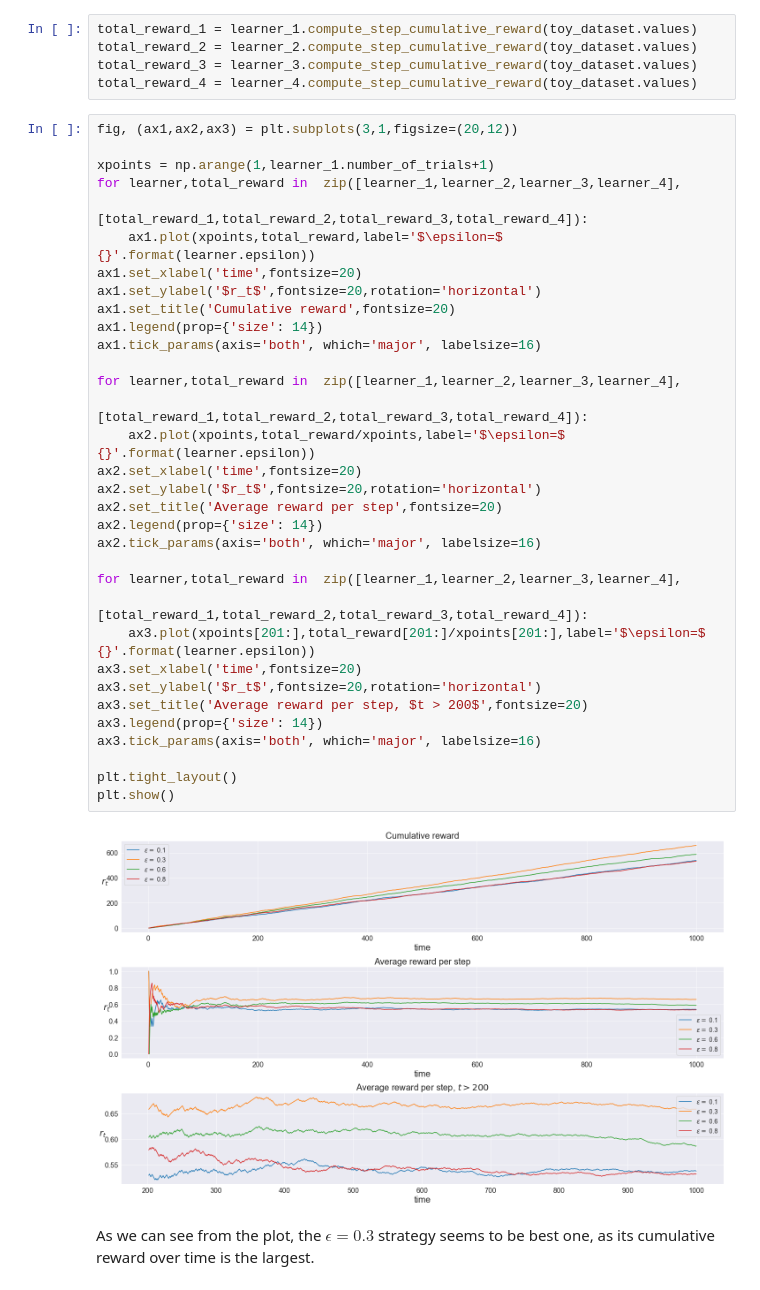
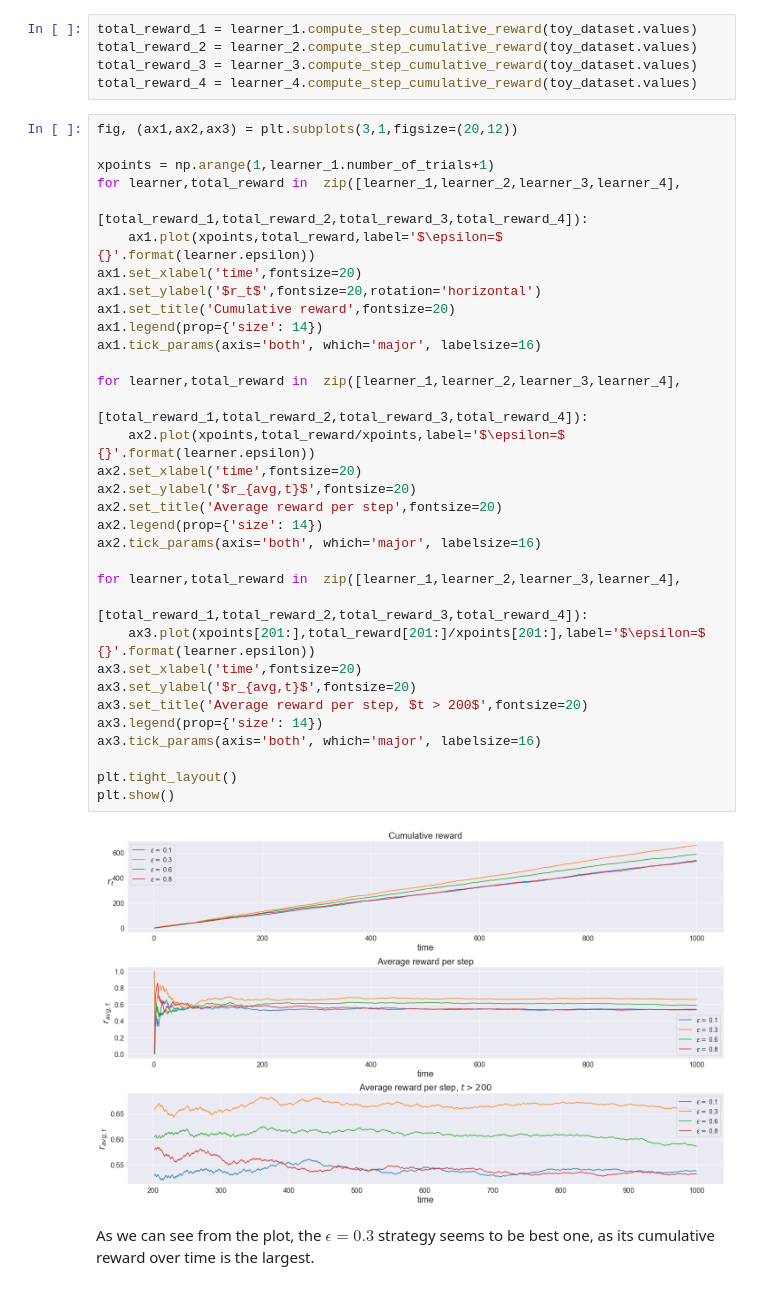
Before and after one commit to Fracappo87/RL, a Jupyter notebook: examples/K-armed_bandit_algorithms.ipynb, the cells around one changed output. Saved outputs shown, nothing was run; the diff lists cells and outputs as text.

```diff
--- a/examples/K-armed_bandit_algorithms.ipynb
+++ b/examples/K-armed_bandit_algorithms.ipynb
@@ -374,35 +370,35 @@ fig, (ax1,ax2,ax3) = plt.subplots(3,1,figsize=(20,12))
 
 xpoints = np.arange(1,learner_1.number_of_trials+1)
 for learner,total_reward in  zip([learner_1,learner_2,learner_3,learner_4],
                                  [total_reward_1,total_reward_2,total_reward_3,total_reward_4]):
     ax1.plot(xpoints,total_reward,label='$\epsilon=$ {}'.format(learner.epsilon))
 ax1.set_xlabel('time',fontsize=20)
 ax1.set_ylabel('$r_t$',fontsize=20,rotation='horizontal')
 ax1.set_title('Cumulative reward',fontsize=20)
 ax1.legend(prop={'size': 14})
 ax1.tick_params(axis='both', which='major', labelsize=16)
 
 for learner,total_reward in  zip([learner_1,learner_2,learner_3,learner_4],
                                  [total_reward_1,total_reward_2,total_reward_3,total_reward_4]):
     ax2.plot(xpoints,total_reward/xpoints,label='$\epsilon=$ {}'.format(learner.epsilon))
 ax2.set_xlabel('time',fontsize=20)
-ax2.set_ylabel('$r_t$',fontsize=20,rotation='horizontal')
+ax2.set_ylabel('$r_{avg,t}$',fontsize=20)
 ax2.set_title('Average reward per step',fontsize=20)
 ax2.legend(prop={'size': 14})
 ax2.tick_params(axis='both', which='major', labelsize=16)
 
 for learner,total_reward in  zip([learner_1,learner_2,learner_3,learner_4],
                                  [total_reward_1,total_reward_2,total_reward_3,total_reward_4]):
     ax3.plot(xpoints[201:],total_reward[201:]/xpoints[201:],label='$\epsilon=$ {}'.format(learner.epsilon))
 ax3.set_xlabel('time',fontsize=20)
-ax3.set_ylabel('$r_t$',fontsize=20,rotation='horizontal')
+ax3.set_ylabel('$r_{avg,t}$',fontsize=20)
 ax3.set_title('Average reward per step, $t > 200$',fontsize=20)
 ax3.legend(prop={'size': 14})
 ax3.tick_params(axis='both', which='major', labelsize=16)
 
 plt.tight_layout()
 plt.show()
 # %% [output]
-[figure, old version]
+[figure, new version]
 # %% [markdown]
 As we can see from the plot, the $\epsilon=0.3$ strategy seems to be best one, as its cumulative reward over time is the largest.
```
Also changed, not shown: parts of 31 cells of this notebook, 7 other files.
